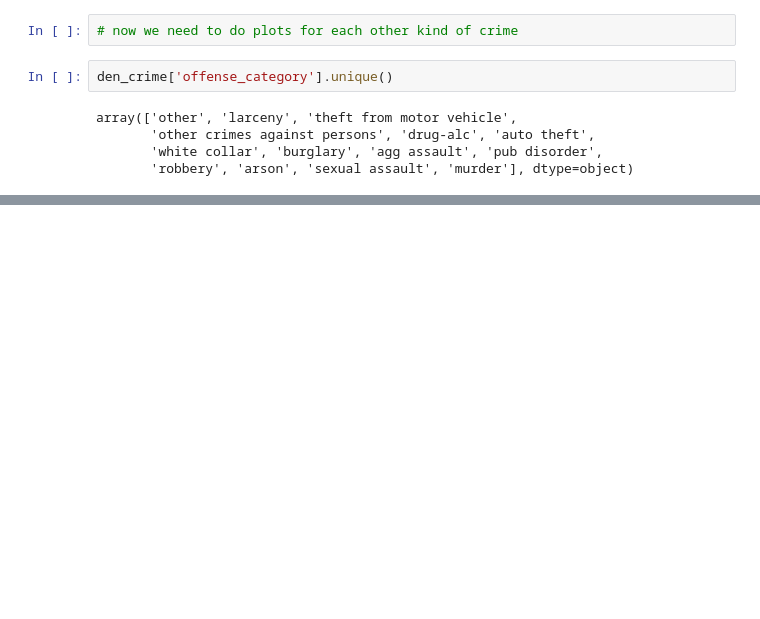
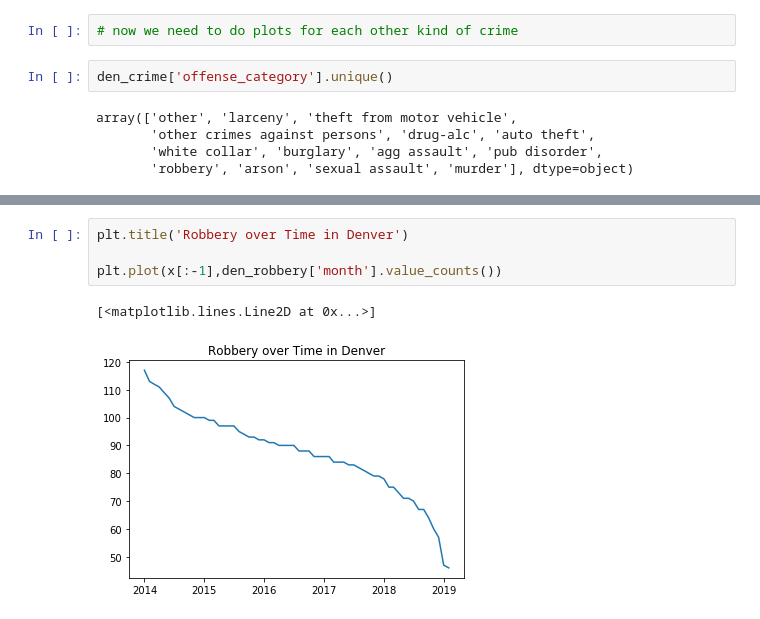
Before and after one commit to WhimsicalNose03/Cannabis-Cash-Crop-or-Crime-Boom-, a Jupyter notebook: den_plots.ipynb, the cells around one changed output, grey strips where cells are left out. Drawn from its saved outputs; the diff is of its cells as text; blank space fills up the shorter version.

```diff
--- a/den_plots.ipynb
+++ b/den_plots.ipynb
@@ -195,0 +188,7 @@ plt.plot(x,den_white_collar['year_occurred'].value_counts())
+# %%
+plt.title('Robbery over Time in Denver')
+
+plt.plot(x[:-1],den_robbery['month'].value_counts())
+# %% [output]
+[<matplotlib.lines.Line2D at 0x...>]
+[figure, added]
```
Also changed, not shown: parts of 44 cells of this notebook, 2 other files.
